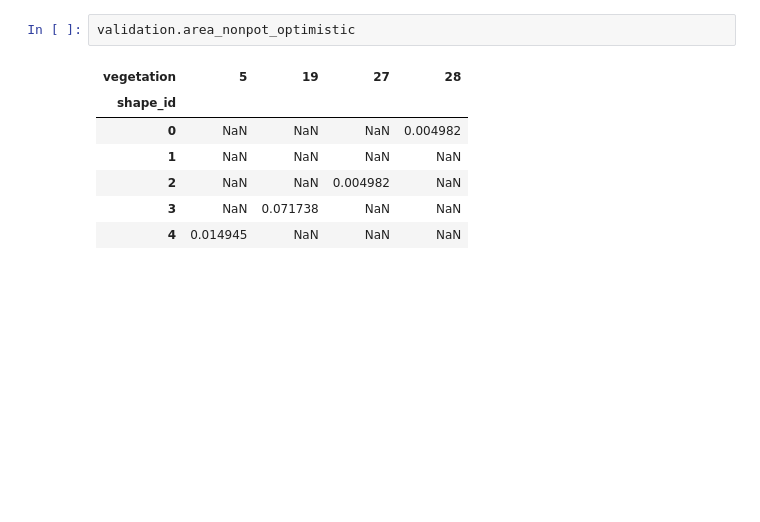
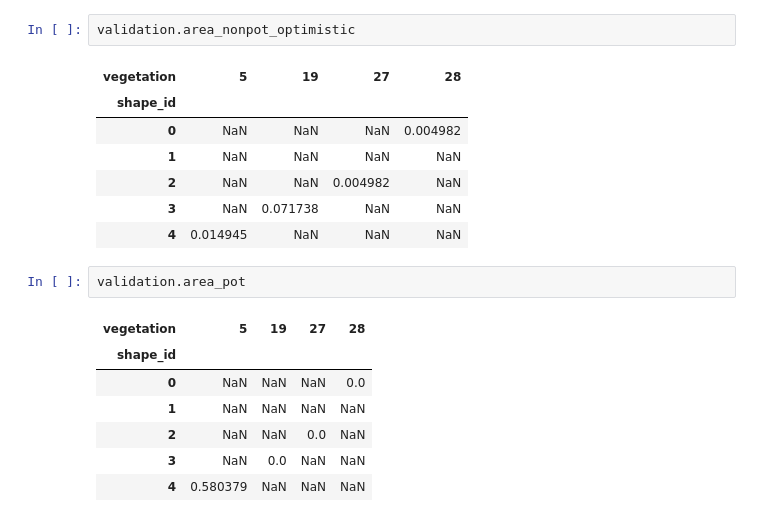
Before and after one commit to inbo/niche_vlaanderen, a Jupyter notebook: docs/validation.ipynb, the cells around one changed output. Drawn from its saved outputs; the diff is of its cells as text; blank space fills up the shorter version.

```diff
--- a/docs/validation.ipynb
+++ b/docs/validation.ipynb
@@ -97,3 +133,13 @@ validation.area_nonpot_optimistic
 | 2 | NaN | NaN | 0.004982 | NaN |
 | 3 | NaN | 0.071738 | NaN | NaN |
 | 4 | 0.014945 | NaN | NaN | NaN |
+# %%
+validation.area_pot
+# %% [output]
+| vegetation | 5 | 19 | 27 | 28 |
+| shape_id |  |  |  |  |
+| 0 | NaN | NaN | NaN | 0.0 |
+| 1 | NaN | NaN | NaN | NaN |
+| 2 | NaN | NaN | 0.0 | NaN |
+| 3 | NaN | 0.0 | NaN | NaN |
+| 4 | 0.580379 | NaN | NaN | NaN |
```
Also changed, not shown: parts of 31 cells of this notebook.
